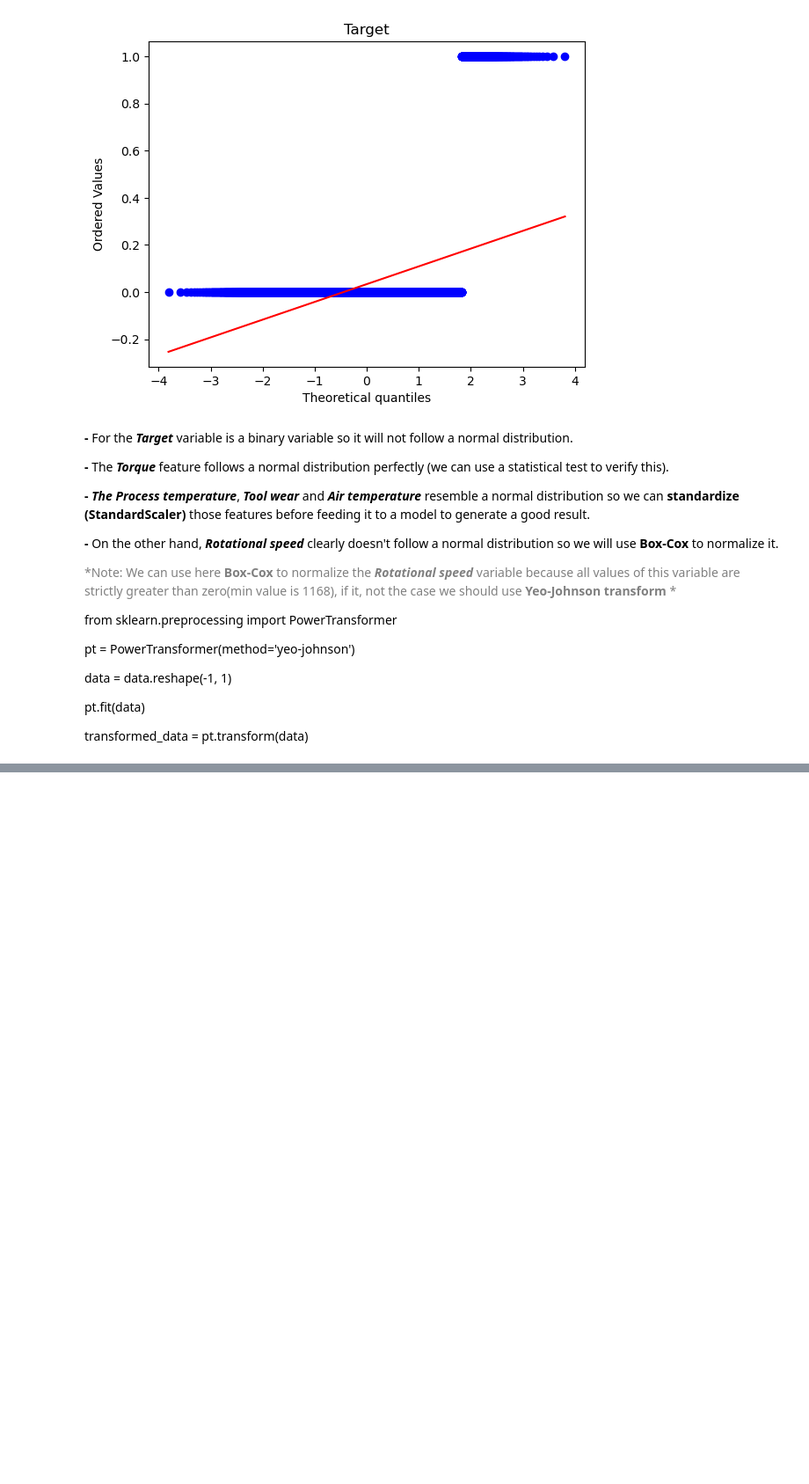
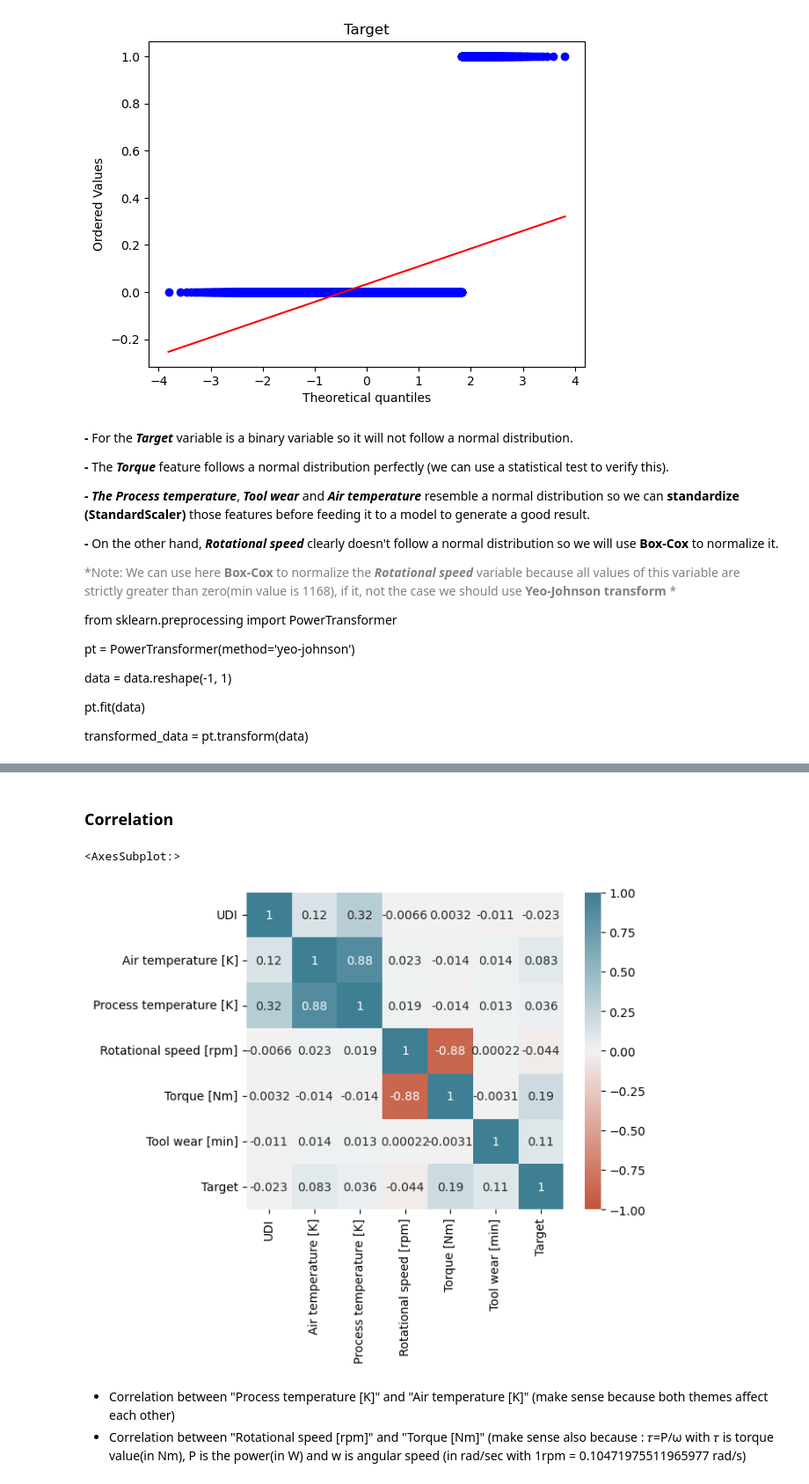
Before and after one commit to AmraniMohammed/Predictive-Maintenance, a Jupyter notebook: Predictive maintenance.ipynb, the cells around one changed output, grey strips where cells are left out. Shown: that part at 88% size. Saved outputs shown, nothing was run; the diff lists cells and outputs as text; code cells hidden in the pictures; blank space fills up the shorter version.

```diff
--- a/Predictive maintenance.ipynb
+++ b/Predictive maintenance.ipynb
@@ -160,0 +239,10 @@ transformed_data = pt.transform(data)
+# %% [markdown]
+### Correlation
+# %%
+sns.heatmap(df.corr(),vmin=-1, vmax=1, center=0, cmap=sns.diverging_palette(20, 220, n=200), square=True, annot=True)
+# %% [output]
+<AxesSubplot:>
+[figure, added]
+# %% [markdown]
+- Correlation between "Process temperature [K]" and "Air temperature [K]" (make sense because both themes affect each other)
+- Correlation between "Rotational speed [rpm]" and "Torque [Nm]" (make sense also because : 𝜏=P/ω with 𝜏 is torque value(in Nm), P is the power(in W) and w is  angular speed (in rad/sec with 1rpm = 0.10471975511965977 rad/s)
```
Also changed, not shown: parts of 12 cells of this notebook.
